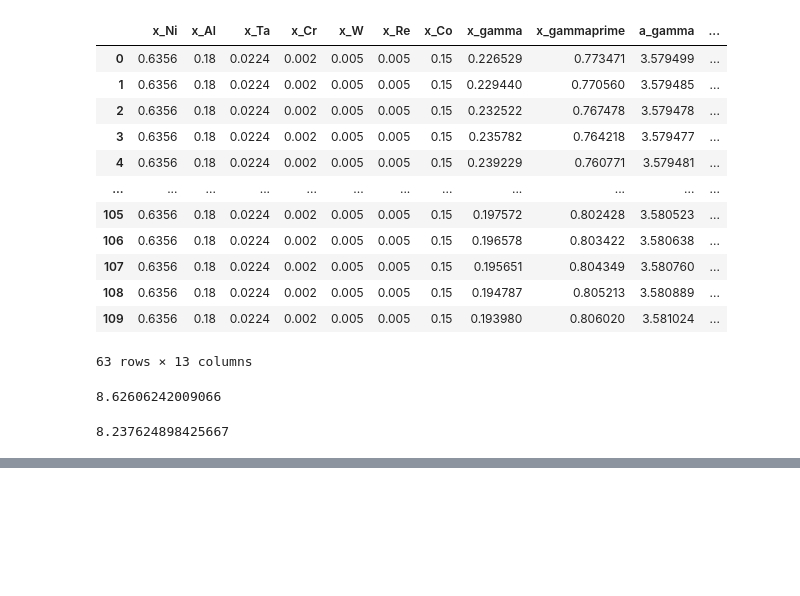
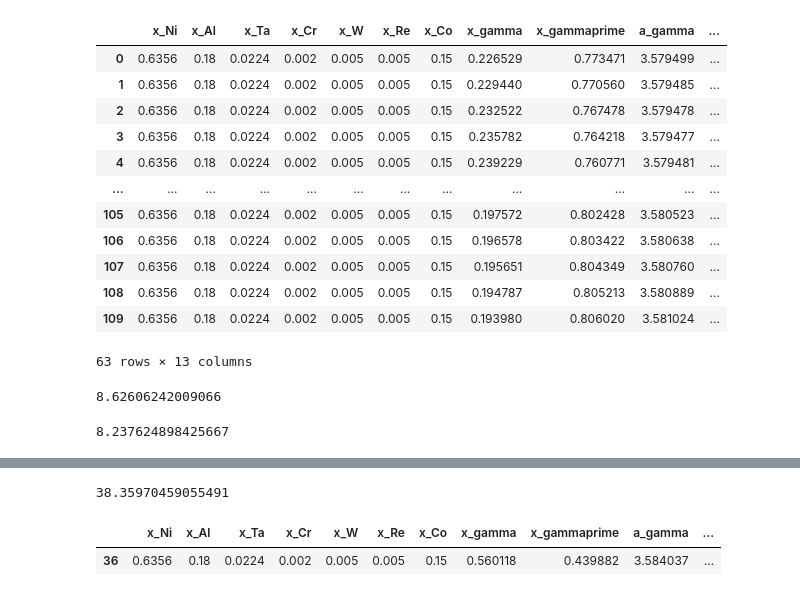
Before and after one commit to ShannonNCM/High_temp_materials, a Jupyter notebook: codes.ipynb, the cells around one changed output, grey strips where cells are left out. Cells and saved outputs as stored; diff of their text form; code cells hidden in the pictures; blank space fills up the shorter version.

```diff
--- a/codes.ipynb
+++ b/codes.ipynb
@@ -561,0 +559,3 @@ f.save_latex(df5)
+# %%
+res = df5.drop(columns=['delta'])
+f.save_latex(res,3)
@@ -561,0 +580,3 @@ f.save_latex(df5)
+# %%
+res['cost'] = res.apply(lambda row: f.cost(row, f.molar_masses, f.prices), axis=1)
+res
@@ -561,0 +597,10 @@ f.save_latex(df5)
+# %%
+res['cost'].min()
+# %% [output]
+38.35970459055491
+# %%
+min_cost = res.loc[res['cost'] == res['cost'].min()]
+min_cost
+# %% [output]
+|  | x_Ni | x_Al | x_Ta | x_Cr | x_W | x_Re | x_Co | x_gamma | x_gammaprime | a_gamma | ... |
+| 36 | 0.6356 | 0.18 | 0.0224 | 0.002 | 0.005 | 0.005 | 0.15 | 0.560118 | 0.439882 | 3.584037 | ... |
```
Also changed, not shown: parts of 9 cells of this notebook, 21 other files.
